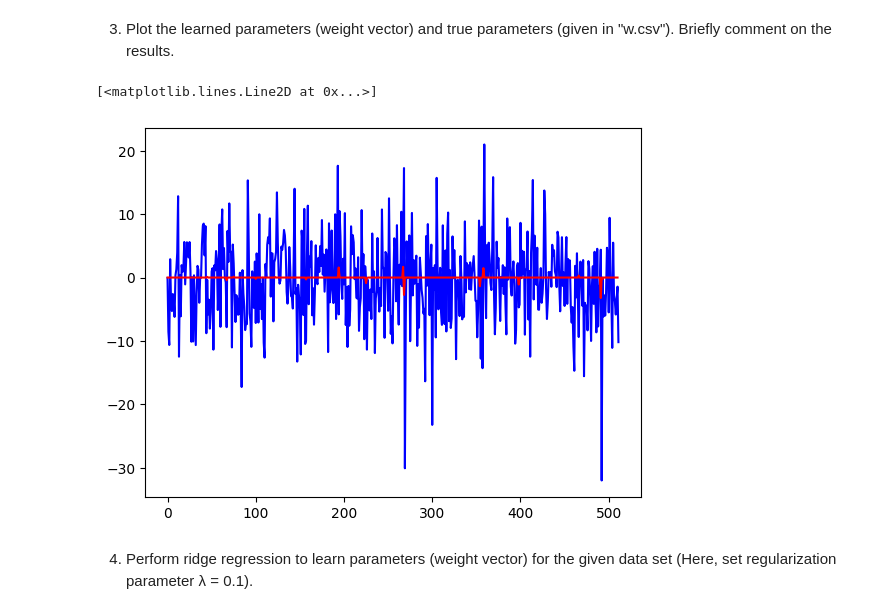
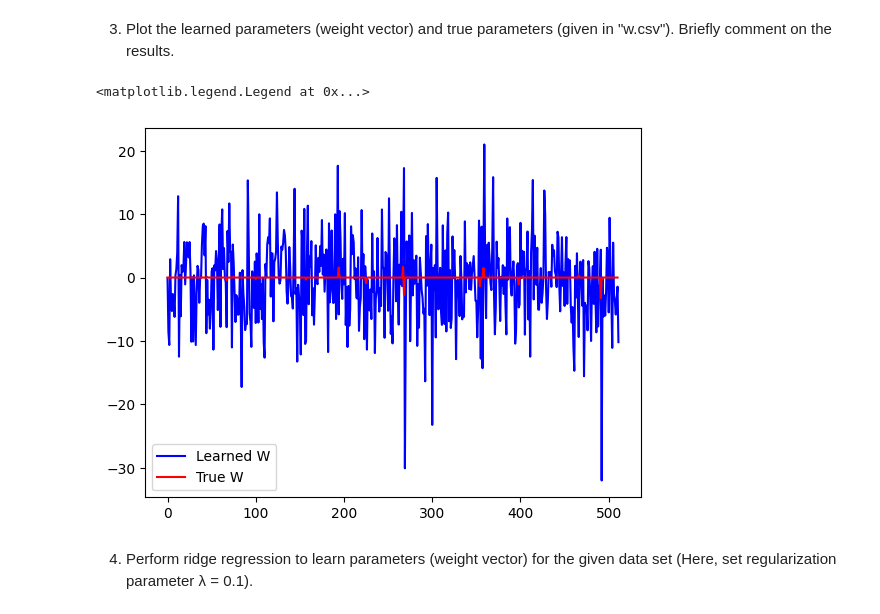
Before and after one commit to kumudu12/EN5870, a Jupyter notebook: Assignment_on_Linear_Regression.ipynb, the cells around one changed output. Drawn from its saved outputs; the diff is of its cells as text; code cells hidden in the pictures.

```diff
--- a/Assignment_on_Linear_Regression.ipynb
+++ b/Assignment_on_Linear_Regression.ipynb
@@ -127,11 +111,12 @@ Coefficient of determination: 0.06
 Briefly comment on the results.
 # %%
 #w1 = np.array(regr.coef_)
-plt.plot(regr.coef_, color ='blue', label = 'Learned W')
-plt.plot(df_w, color = 'red', label = 'True W')
+plt.plot(regr.coef_, color ='blue', label = 'Learned W') #Plot learned parameters
+plt.plot(df_w, color = 'red', label = 'True W') #Plot true parameters
+plt.legend()
 # %% [output]
-[<matplotlib.lines.Line2D at 0x...>]
+<matplotlib.legend.Legend at 0x...>
-[figure, old version]
+[figure, new version]
 # %% [markdown]
 4.  Perform ridge regression to learn parameters (weight vector) for the given data set (Here, set regularization parameter λ = 0.1).
 # %%
```
Also changed, not shown: parts of 10 cells of this notebook.
